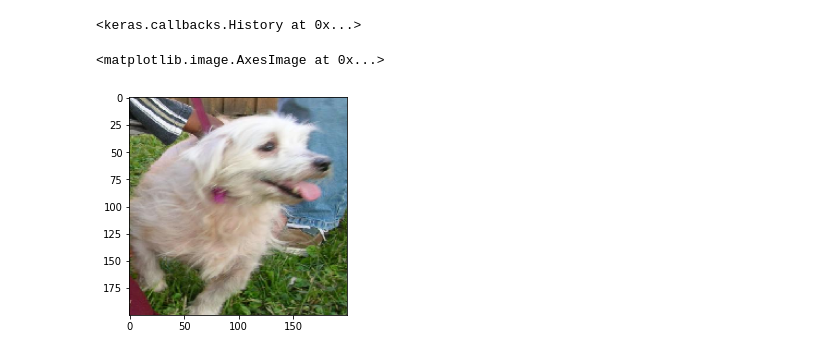
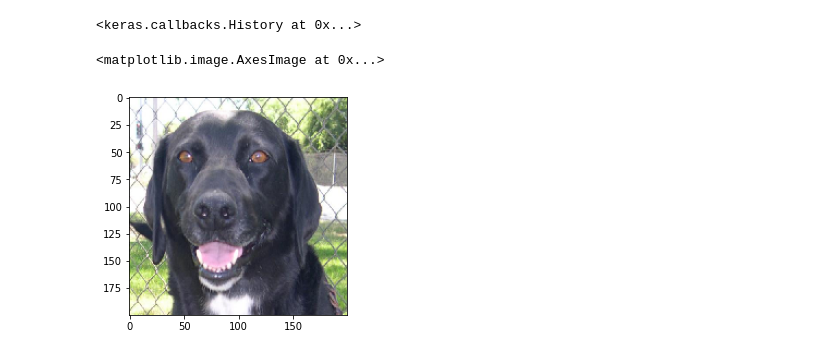
Before and after one commit to marfurt1/REDES-NEURONALES-EN-CLASE, a Jupyter notebook: Cat_Dog_Model.ipynb, the cells around one changed output. Saved outputs shown, nothing was run; the diff lists cells and outputs as text; code cells hidden in the pictures.

```diff
--- a/Cat_Dog_Model.ipynb
+++ b/Cat_Dog_Model.ipynb
@@ -264,12 +264,12 @@ def load_img(filename):
     return img_resized
 # %%
 from keras.preprocessing import image
-img = tf.keras.utils.load_img("./cute_dog.jpg",target_size=(200,200))
+img = tf.keras.utils.load_img("./247.jpg",target_size=(200,200))
 img = np.asarray(img)
 plt.imshow(img)
 # %% [output]
 <matplotlib.image.AxesImage at 0x...>
-[figure, old version]
+[figure, new version]
 # %%
 from tensorflow.keras.models import load_model
 from keras.preprocessing import image
```
Also changed, not shown: parts of 4 cells of this notebook.
